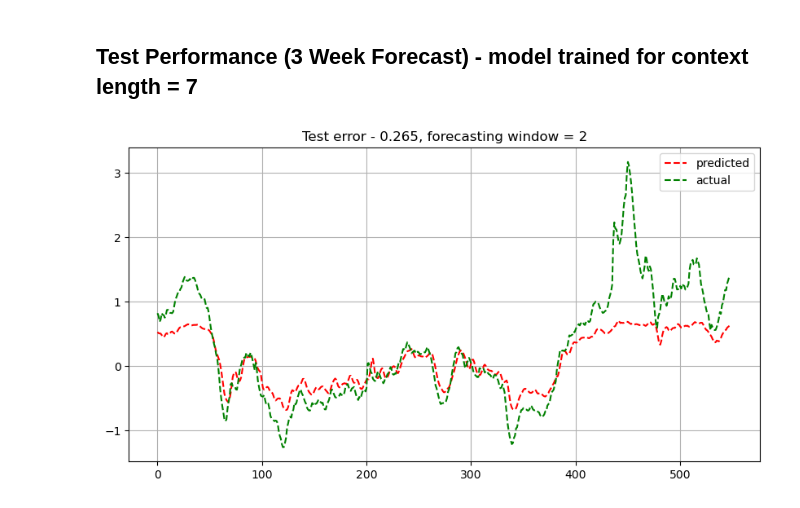
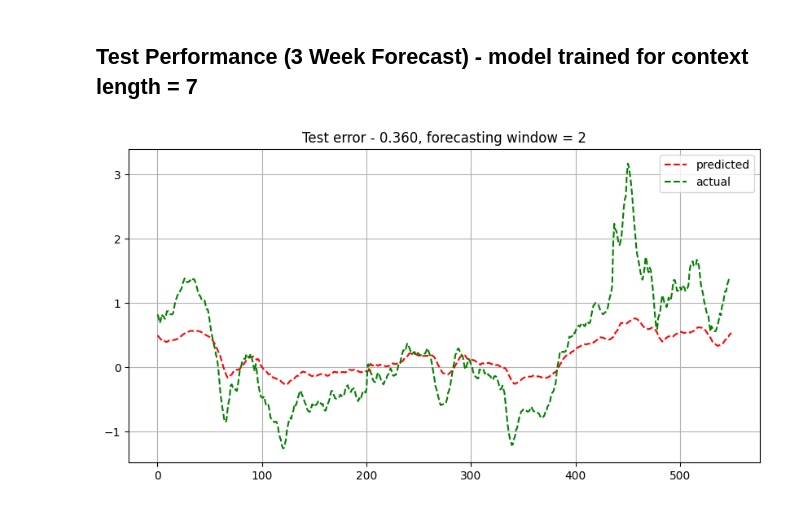
Before and after one commit to arnabroy734/LLM_assisted_timeseries, a Jupyter notebook: lstm.ipynb, the cells around one changed output. Saved outputs shown, nothing was run; the diff lists cells and outputs as text; code cells hidden in the pictures.

```diff
--- a/lstm.ipynb
+++ b/lstm.ipynb
@@ -78,12 +79,14 @@ class LSTMModel(nn.Module):
         self.lstm = nn.LSTM(
             input_size=in_size,
             hidden_size=hid_size,
-            batch_first=True,
-            proj_size=1,
+            batch_first=True
+            # proj_size=1,
         )
+        self.proj = nn.Linear(in_features=hid_size, out_features=1)
 
     def forward(self, x):
         x, _ = self.lstm(x)
+        x = self.proj(x)
         return x
 # %%
 def train_model(
@@ -149,8 +152,8 @@ for lag in lags:
 # %%
 batch = 128
-epochs = 200
+epochs = 90
 lag = 7
-model = LSTMModel(in_size=lag, hid_size=5)
+model = LSTMModel(in_size=lag, hid_size=10)
 optimiser = torch.optim.Adam(model.parameters(), lr=0.001)
 loss_fn = nn.MSELoss()
 train_model(model, optimiser, loss_fn, epochs, batch, train_scaled, lag)
@@ -159,7 +162,14 @@ train_model(model, optimiser, loss_fn, epochs, batch, train_scaled, lag)
+# %%
+with open('models/lstm_90ep.pkl', 'wb') as f:
+    pickle.dump(model, f)
+    f.close()
 # %% [markdown]
 ## Test Performance (Weekly Forecast) - model trained for context length  = 7
 # %%
 testloader = DataLoader(CustomDataset(test_scaled, lag=7), batch_size=len(test_scaled))
+with open('models/lstm_90ep.pkl', 'rb') as f:
+    model = pickle.load(f)
+    f.close()
 for X, y in testloader:
     y_pred = model(X)
     y = y.detach().numpy()
@@ -208,21 +218,21 @@ testdataset = CustomDataset(test_scaled, lag=7)
 # %%
 window = 2
 actual = list()
 predicted = list()
 for x, y in testdataset:
     y_pred = inference.predict(x, window)[-1]
-    actual.append(y)
+    actual.append(y.item())
     predicted.append(y_pred)
 actual = actual[window-1:]
 actual = np.array(actual)
 predicted = np.array(predicted)
 plt.figure(figsize=(10,5))
 plt.plot(predicted, 'r--', label='predicted' )
 plt.plot(actual, 'g--', label='actual')
 plt.legend()
 test_error = mean_squared_error(actual, predicted[0:-window+1])
 plt.title(f"Test error - {test_error:0.3f}, forecasting window = {window}")
 plt.grid()
 plt.show()
 # %% [output]
-[figure, old version]
+[figure, new version]
```
Also changed, not shown: parts of 4 cells of this notebook, 2 other files.
